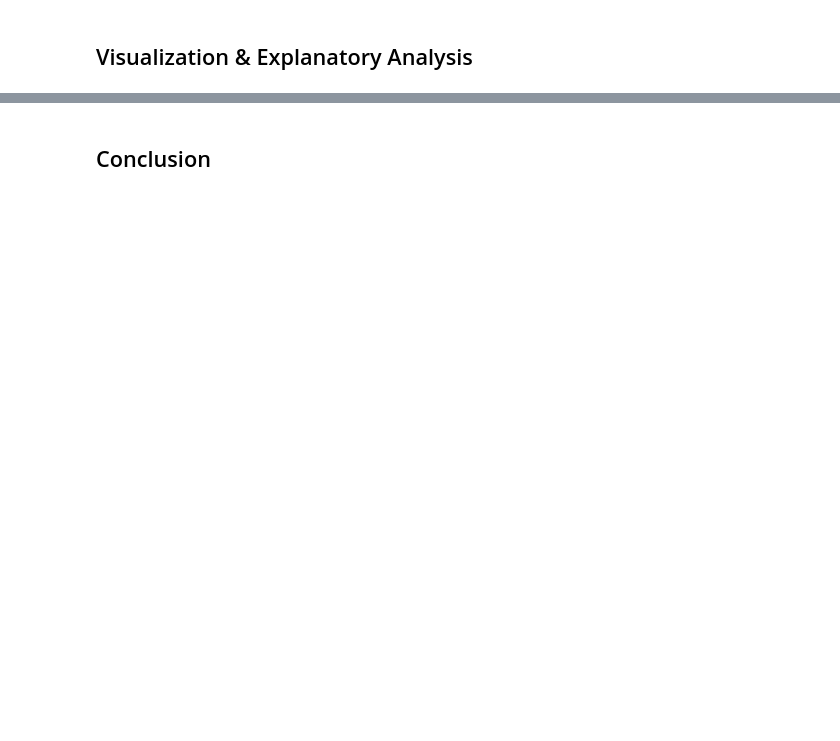
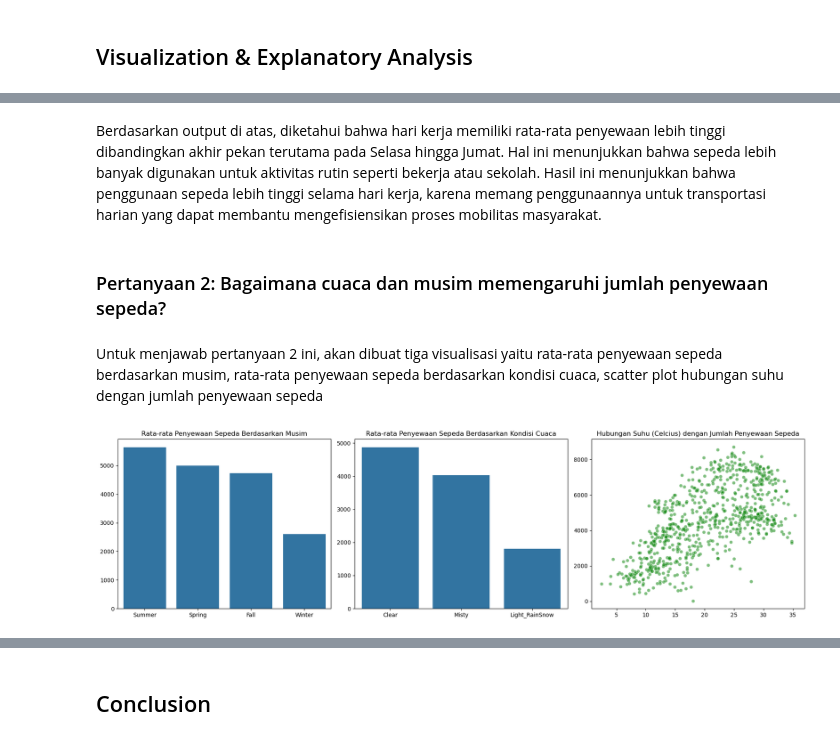
Before and after one commit to faarh-nn/bike-sharing-data-analysis, a Jupyter notebook: notebook.ipynb, the cells around one changed output, grey strips where cells are left out. Drawn from its saved outputs; the diff is of its cells as text; code cells hidden in the pictures; blank space fills up the shorter version.

```diff
--- a/notebook.ipynb
+++ b/notebook.ipynb
@@ -55,0 +278,32 @@ import seaborn as sns
+# %% [markdown]
+Berdasarkan output di atas, diketahui bahwa hari kerja memiliki rata-rata penyewaan lebih tinggi dibandingkan akhir pekan terutama pada Selasa hingga Jumat. Hal ini menunjukkan bahwa sepeda lebih banyak digunakan untuk aktivitas rutin seperti bekerja atau sekolah. Hasil ini menunjukkan bahwa penggunaan sepeda lebih tinggi selama hari kerja, karena memang penggunaannya untuk transportasi harian yang dapat membantu mengefisiensikan proses mobilitas masyarakat.
+# %% [markdown]
+### Pertanyaan 2: Bagaimana cuaca dan musim memengaruhi jumlah penyewaan sepeda?
+# %% [markdown]
+Untuk menjawab pertanyaan 2 ini, akan dibuat tiga visualisasi yaitu rata-rata penyewaan sepeda berdasarkan musim, rata-rata penyewaan sepeda berdasarkan kondisi cuaca, scatter plot hubungan suhu dengan jumlah penyewaan sepeda
+# %%
+fig, axes = plt.subplots(1, 3, figsize=(18, 5))
+
+# rata-rata penyewaan sepeda berdasarkan musim
+sorted_season = day_df.groupby('season')['cnt'].mean().sort_values(ascending=False).index
+sns.barplot(ax=axes[0], x='season', y='cnt', data=day_df, estimator='mean', errorbar=None, order=sorted_season)
+axes[0].set_title('Rata-rata Penyewaan Sepeda Berdasarkan Musim')
+axes[0].set_xlabel('')
+axes[0].set_ylabel('')
+
+# rata-rata penyewaan sepeda berdasarkan kondisi cuaca
+sns.barplot(ax=axes[1], x='weathersit', y='cnt', data=day_df, estimator='mean', errorbar=None)
+axes[1].set_title('Rata-rata Penyewaan Sepeda Berdasarkan Kondisi Cuaca')
+axes[1].set_xlabel('')
+axes[1].set_ylabel('')
+
+# scatter plot hubungan suhu dengan jumlah penyewaan sepeda
+sns.scatterplot(ax=axes[2], x='temp', y='cnt', data=day_df, alpha=0.5, color='green')
+axes[2].set_title('Hubungan Suhu (Celcius) dengan Jumlah Penyewaan Sepeda')
+axes[2].set_xlabel('')
+axes[2].set_ylabel('')
+
+plt.tight_layout()
+plt.show()
+# %% [output]
+[figure, added]
```
Also changed, not shown: parts of 79 cells of this notebook, 5 other files.
